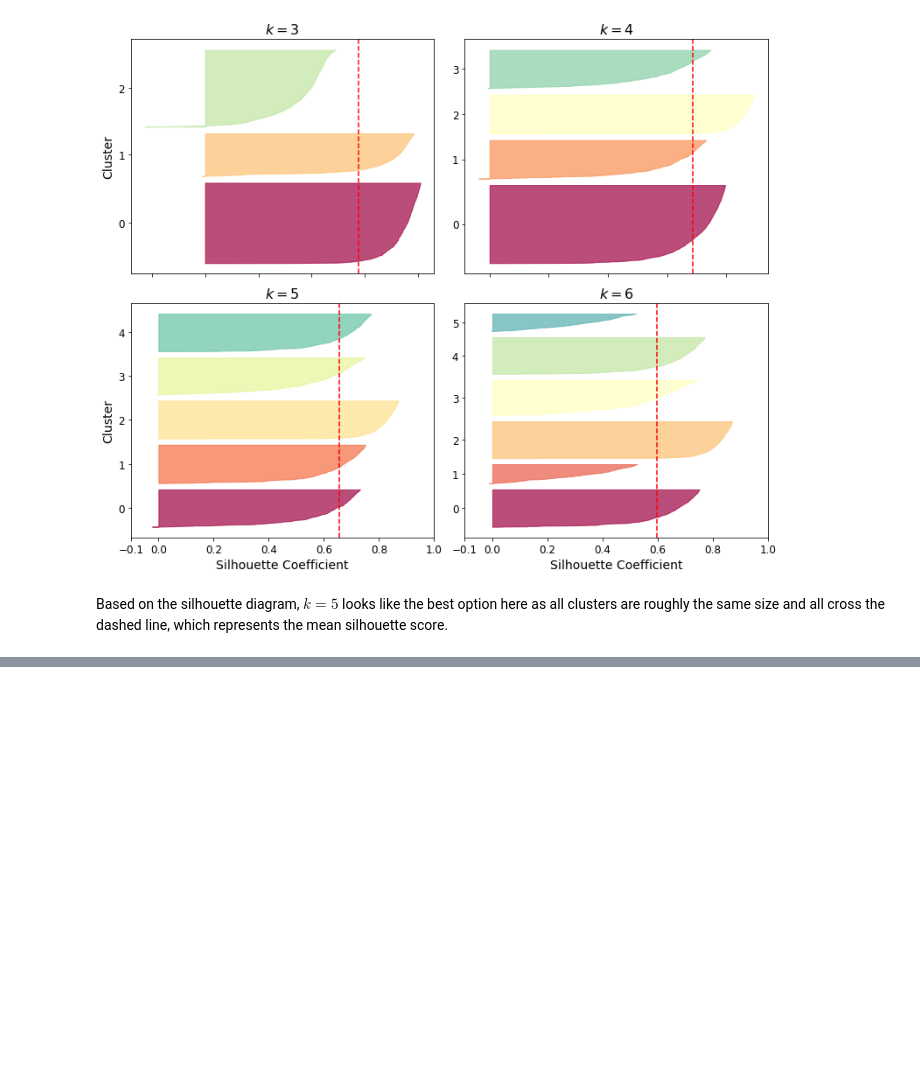
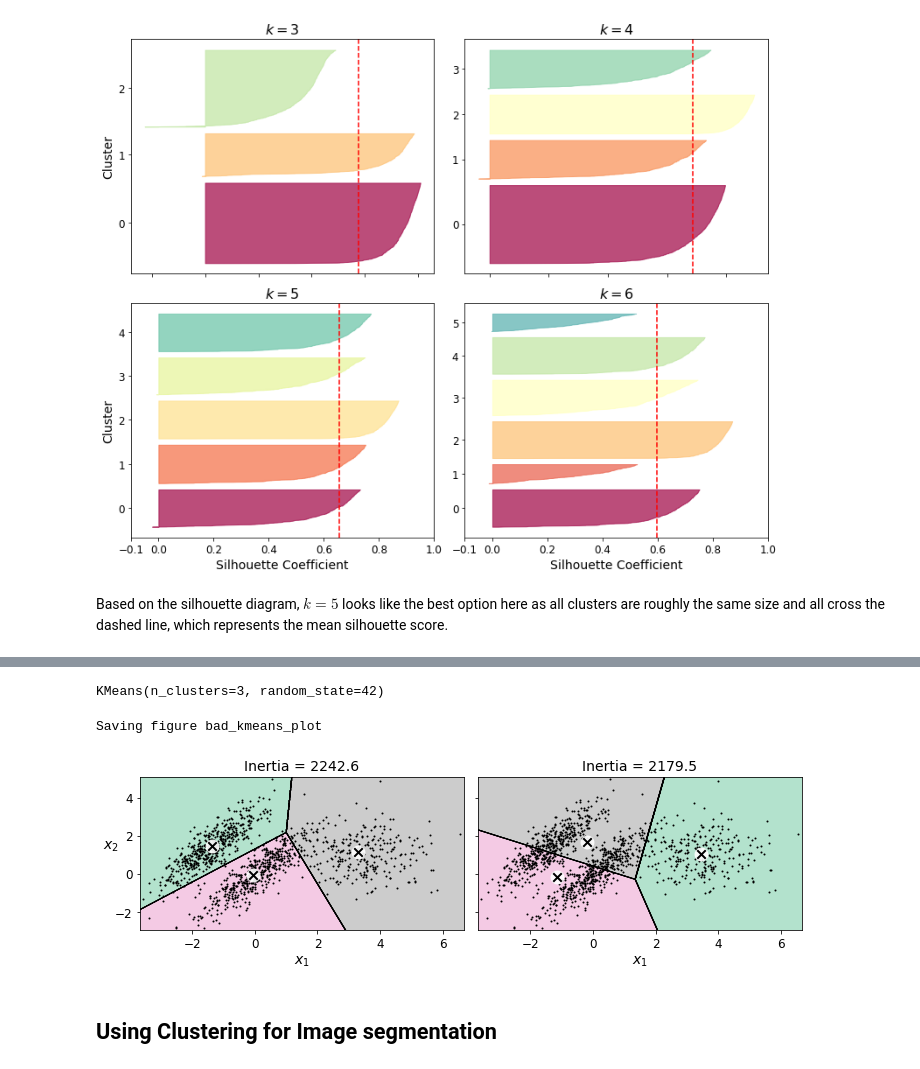
Before and after one commit to marts-dev/handsOnML, a Jupyter notebook: UnsupervisedLearningPractice.ipynb, the cells around one changed output, grey strips where cells are left out. Drawn from its saved outputs; the diff is of its cells as text; code cells hidden in the pictures; blank space fills up the shorter version.

Commit message:
Update UnsupervisedLearningPractice.ipynb
Using KMeans for preprocessing

```diff
--- a/UnsupervisedLearningPractice.ipynb
+++ b/UnsupervisedLearningPractice.ipynb
@@ -705,0 +719,26 @@ Based on the silhouette diagram, $k = 5$ looks like the best option here as all
+# %%
+kmeans_good = KMeans(n_clusters=3, init=np.array([[-1.5, 2.5], [0.5, 0], [4, 0]]),
+n_init=1, random_state=42)
+kmeans_bad = KMeans(n_clusters=3, random_state=42)
+kmeans_good.fit(X)
+kmeans_bad.fit(X)
+# %% [output]
+KMeans(n_clusters=3, random_state=42)
+# %%
+plt.figure(figsize=(10, 3.2))
+
+plt.subplot(121)
+plot_decision_boundaries(kmeans_good, X)
+plt.title("Inertia = {:.1f}".format(kmeans_good.inertia_), fontsize=14)
+
+plt.subplot(122)
+plot_decision_boundaries(kmeans_bad, X, show_ylabels=False)
+plt.title("Inertia = {:.1f}".format(kmeans_bad.inertia_), fontsize=14)
+
+save_fig("bad_kmeans_plot")
+plt.show()
+# %% [output]
+Saving figure bad_kmeans_plot
+[figure, added]
+# %% [markdown]
+## Using Clustering for Image segmentation
```
Also changed, not shown: parts of 37 cells of this notebook.
